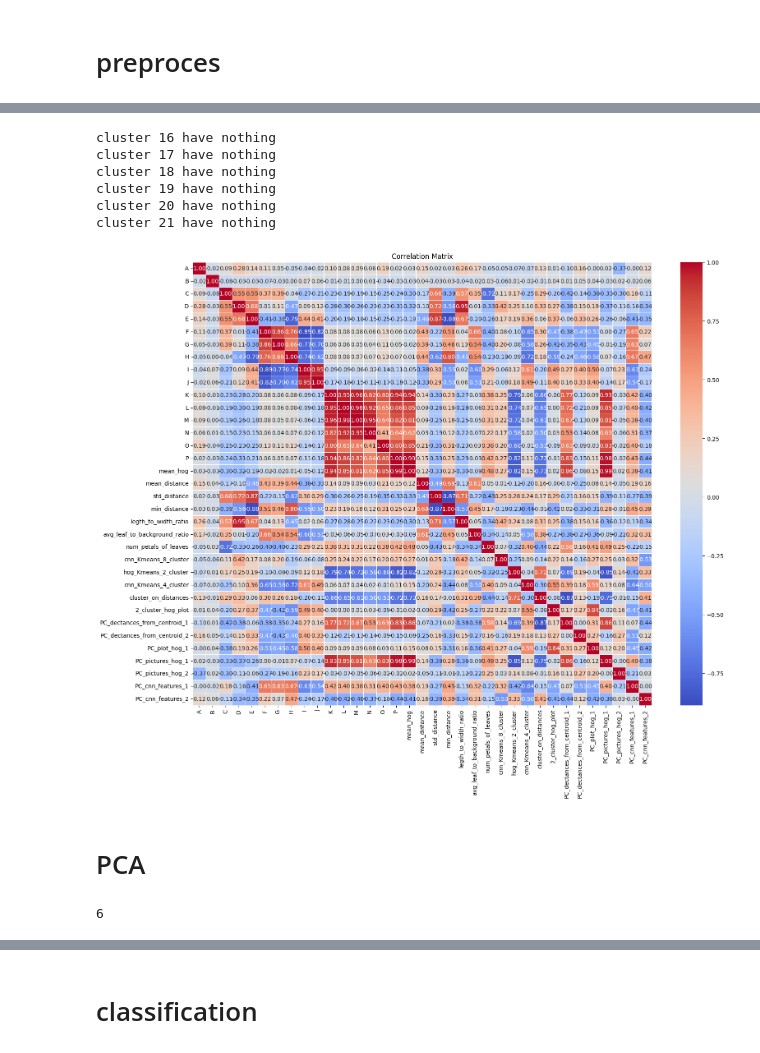
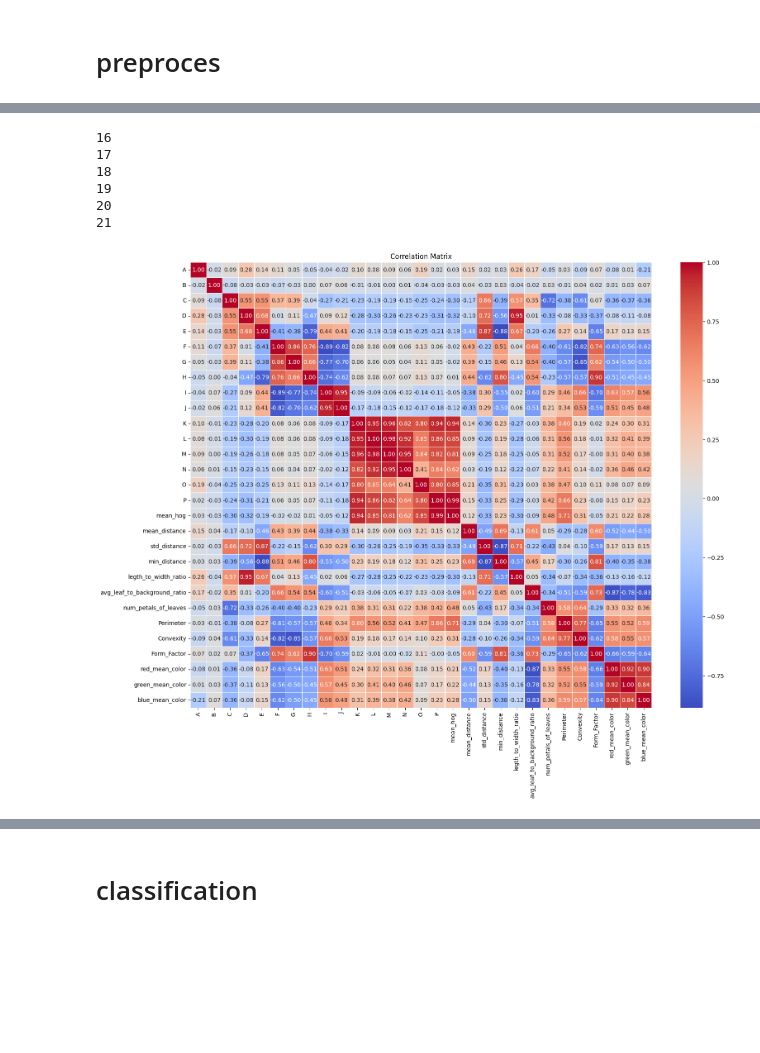
Before and after one commit to alikasiri1/firure_extraction_leaves_classify_and_clustering, a Jupyter notebook: main.ipynb, the cells around one changed output, grey strips where cells are left out. Cells and saved outputs as stored; diff of their text form; code cells hidden in the pictures; blank space fills up the shorter version.

```diff
--- a/main.ipynb
+++ b/main.ipynb
@@ -34,0 +17,3 @@ df
+# %%
+df = pd.read_csv('final_features.csv').drop(['Unnamed: 0'],axis=1)
+df
@@ -104,22 +45,20 @@ for i in range(1 , 37):
     try:
         cluster[i]
     except:
-        print(f'cluster {i} have nothing')
+        print(i)
 # %% [output]
-cluster 16 have nothing
-cluster 17 have nothing
-cluster 18 have nothing
-cluster 19 have nothing
-cluster 20 have nothing
-cluster 21 have nothing
+16
+17
+18
+19
+20
+21
 # %%
-corr_matrix = df.corr()
+corr_matrix = df.iloc[: , :29].corr()
 
 plt.figure(figsize=(18, 14))
 sns.heatmap(corr_matrix, annot=True, cmap='coolwarm', fmt=".2f", linewidths=0.5)
 plt.title('Correlation Matrix')
 plt.show()
 # %% [output]
-[figure, old version]
+[figure, new version]
-# %% [markdown]
-# PCA
@@ -141,4 +64,0 @@ principal_components = pca.fit_transform(data[high_corr_columns])
-# %%
-principal_components.shape[1]
-# %% [output]
-6
```
Also changed, not shown: parts of 63 cells of this notebook, 1 other file.
